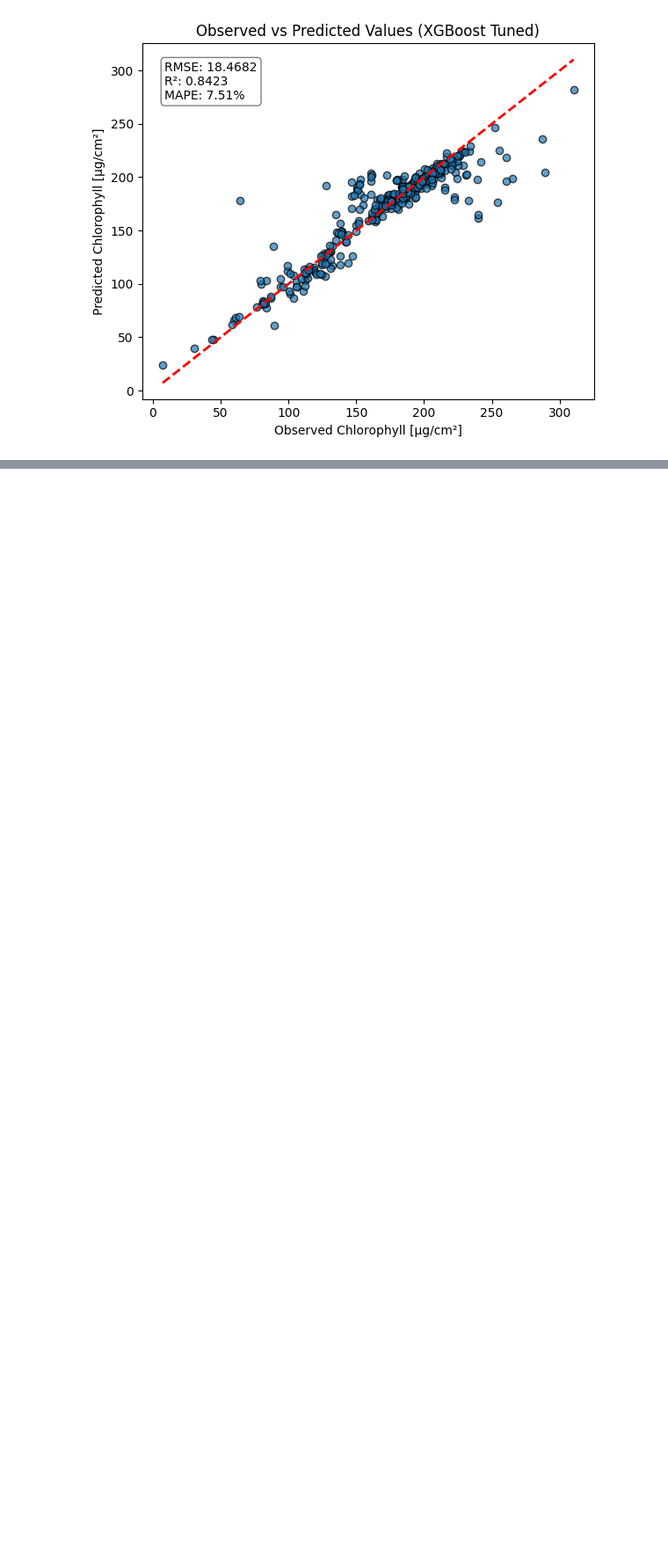
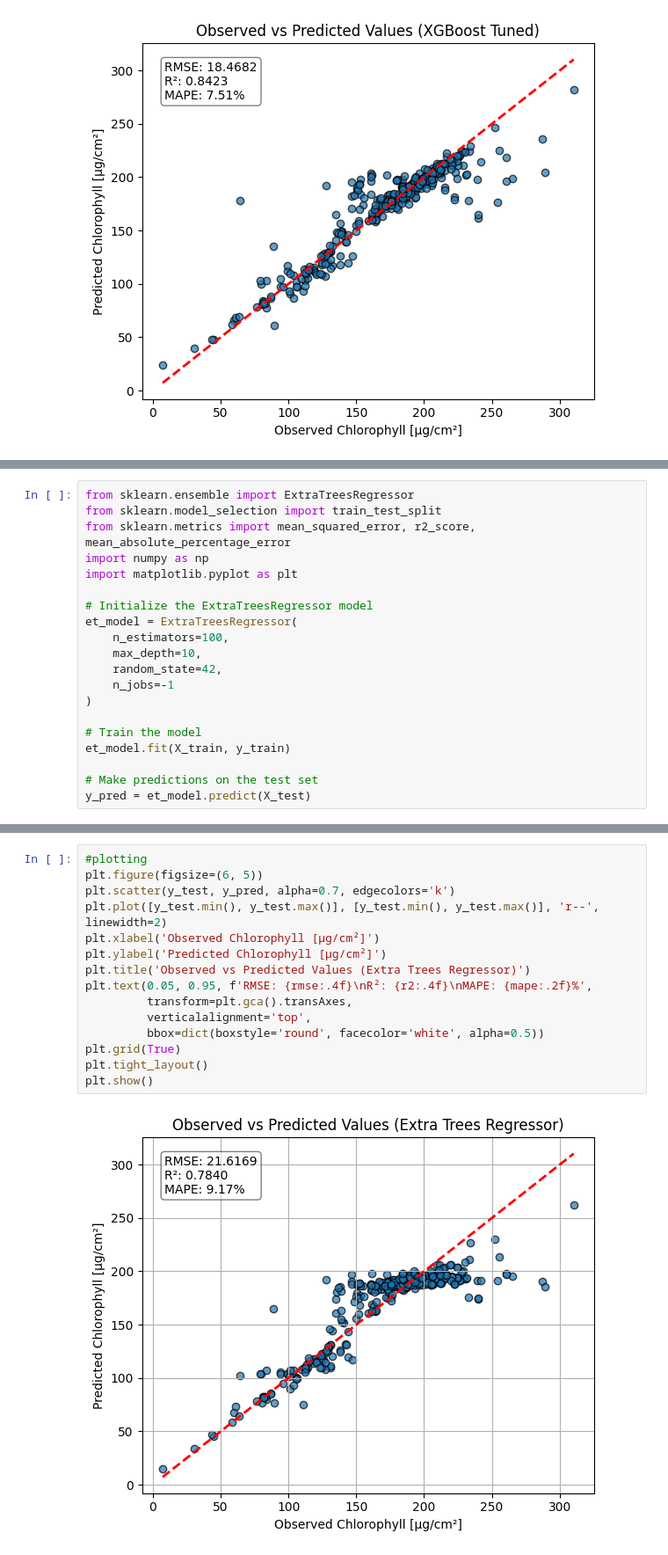
Before and after one commit to haricharnbytes/Chlorophyll_prediction, a Jupyter notebook: chlorophyll.ipynb, the cells around one changed output, grey strips where cells are left out. Shown at 88% size. Cells and saved outputs as stored; diff of their text form; blank space fills up the shorter version.

Commit message:
added ExtraTrees Regression

```diff
--- a/chlorophyll.ipynb
+++ b/chlorophyll.ipynb
@@ -682,0 +685,20 @@ plt.show()
+# %%
+from sklearn.ensemble import ExtraTreesRegressor
+from sklearn.model_selection import train_test_split
+from sklearn.metrics import mean_squared_error, r2_score, mean_absolute_percentage_error
+import numpy as np
+import matplotlib.pyplot as plt
+
+# Initialize the ExtraTreesRegressor model
+et_model = ExtraTreesRegressor(
+    n_estimators=100,
+    max_depth=10,
+    random_state=42,
+    n_jobs=-1
+)
+
+# Train the model
+et_model.fit(X_train, y_train)
+
+# Make predictions on the test set
+y_pred = et_model.predict(X_test)
@@ -682,0 +723,17 @@ plt.show()
+# %%
+#plotting
+plt.figure(figsize=(6, 5))
+plt.scatter(y_test, y_pred, alpha=0.7, edgecolors='k')
+plt.plot([y_test.min(), y_test.max()], [y_test.min(), y_test.max()], 'r--', linewidth=2)
+plt.xlabel('Observed Chlorophyll [µg/cm²]')
+plt.ylabel('Predicted Chlorophyll [µg/cm²]')
+plt.title('Observed vs Predicted Values (Extra Trees Regressor)')
+plt.text(0.05, 0.95, f'RMSE: {rmse:.4f}\nR²: {r2:.4f}\nMAPE: {mape:.2f}%',
+         transform=plt.gca().transAxes,
+         verticalalignment='top',
+         bbox=dict(boxstyle='round', facecolor='white', alpha=0.5))
+plt.grid(True)
+plt.tight_layout()
+plt.show()
+# %% [output]
+[figure, added]
```
Also changed, not shown: parts of 11 cells of this notebook.
